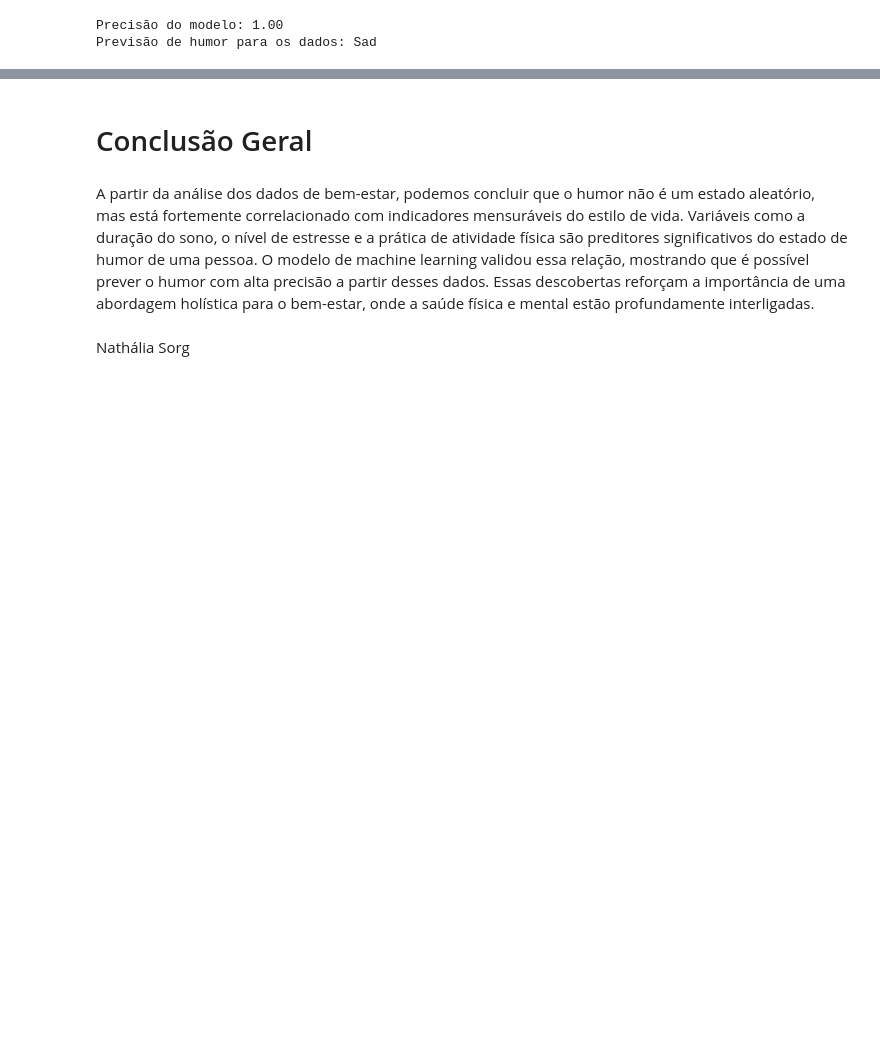
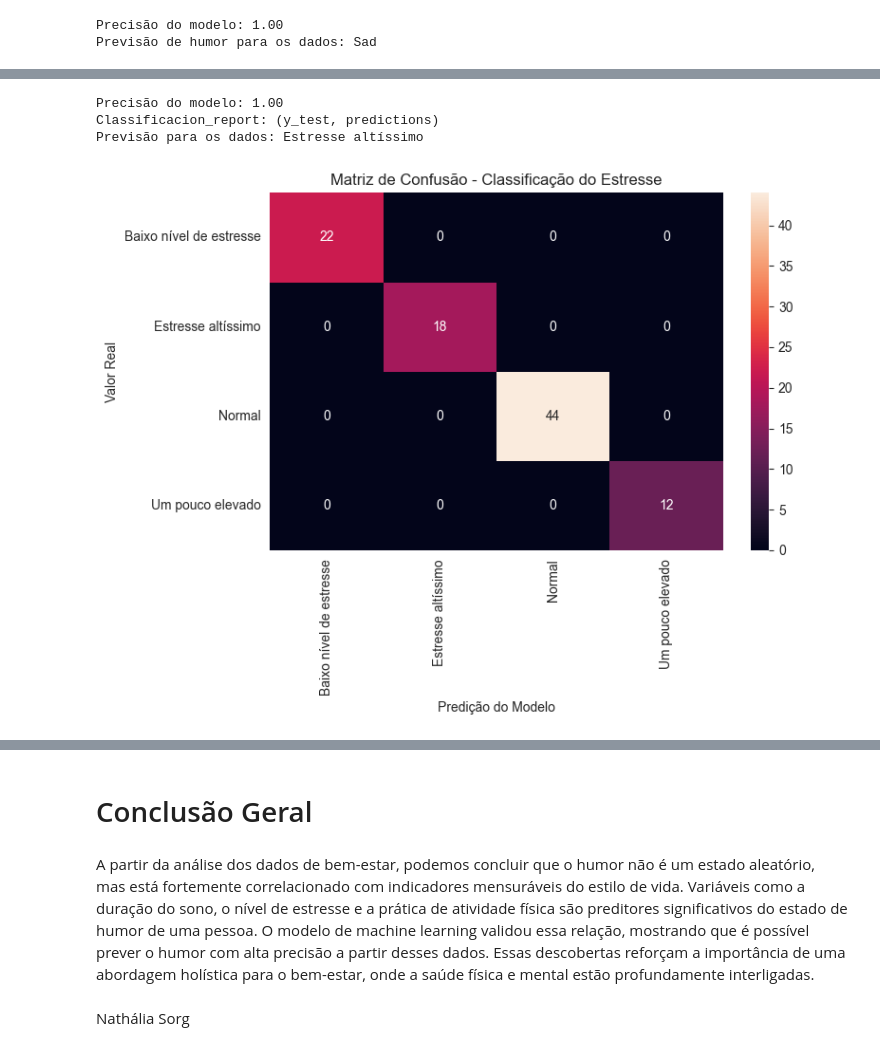
Before and after one commit to NathaliaSorg/Projeto-TripleTen, a Jupyter notebook: Mercado Wellness/AnáliseWellness.ipynb, the cells around one changed output, grey strips where cells are left out. Drawn from its saved outputs; the diff is of its cells as text; code cells hidden in the pictures; blank space fills up the shorter version.

```diff
--- a/Mercado Wellness/AnáliseWellness.ipynb
+++ b/Mercado Wellness/AnáliseWellness.ipynb
@@ -328,0 +343,57 @@ Previsão de humor para os dados: Sad
+# %%
+# 1. Categorizar o estresse de 4 a 10
+bins = [4, 5, 8, 9, 10]
+labels = ["Baixo nível de estresse", "Normal", "Um pouco elevado", "Estresse altíssimo"]
+df_well = df_well[(df_well["Level_of_Stress"] >= 4) & (df_well["Level_of_Stress"] <= 10)]
+df_well["Level_of_stress_label"] = pd.cut(
+    df_well["Level_of_Stress"],
+    bins=bins,
+    labels=labels,
+    include_lowest=True
+)
+
+# 2. Definir variáveis preditoras (sem usar Level_of_Stress)
+X = df_well[['Level_of_Workload', 'Duration_of_Sleep', 'Mood_Output', 'Level_of_Physical_Activity']]
+y = df_well['Level_of_stress_label']
+
+# 3. Tratar dados ausentes (se necessário)
+X = X.fillna(X.mean(numeric_only=True))
+
+# 4. Dividir os dados
+X_train, X_test, y_train, y_test = train_test_split(X, y, test_size=0.2, random_state=42)
+
+# 5. Treinar o modelo
+model = RandomForestClassifier(n_estimators=100, random_state=42)
+model.fit(X_train, y_train)
+
+# 6. Avaliação
+predictions = model.predict(X_test)
+accuracy = accuracy_score(y_test, predictions)
+print(f"Precisão do modelo: {accuracy:.2f}")
+print(f"Classificacion_report: (y_test, predictions)")
+
+# 7. Nova previsão com dados de entrada realistas
+nova_entrada = pd.DataFrame([[30, 6, 3, 2,]],  # exemplo
+    columns=['Level_of_Workload', 'Duration_of_Sleep', 'Mood_Output', 'Level_of_Physical_Activity'])
+
+nova_previsao = model.predict(nova_entrada)
+print(f"Previsão para os dados: {nova_previsao[0]}")
+# %% [output]
+Precisão do modelo: 1.00
+Classificacion_report: (y_test, predictions)
+Previsão para os dados: Estresse altíssimo
+# %%
+cm = confusion_matrix(y_test, predictions, labels=model.classes_)
+
+# Plotar a matriz
+plt.figure(figsize=(8, 6))
+sns.heatmap(cm, annot=True, fmt='d', cmap='rocket',
+            xticklabels=model.classes_,
+            yticklabels=model.classes_)
+plt.xlabel('Predição do Modelo')
+plt.ylabel('Valor Real')
+plt.title('Matriz de Confusão - Classificação do Estresse')
+plt.tight_layout()
+plt.show()
+# %% [output]
+[figure, added]
```
Also changed, not shown: parts of 6 cells of this notebook.
